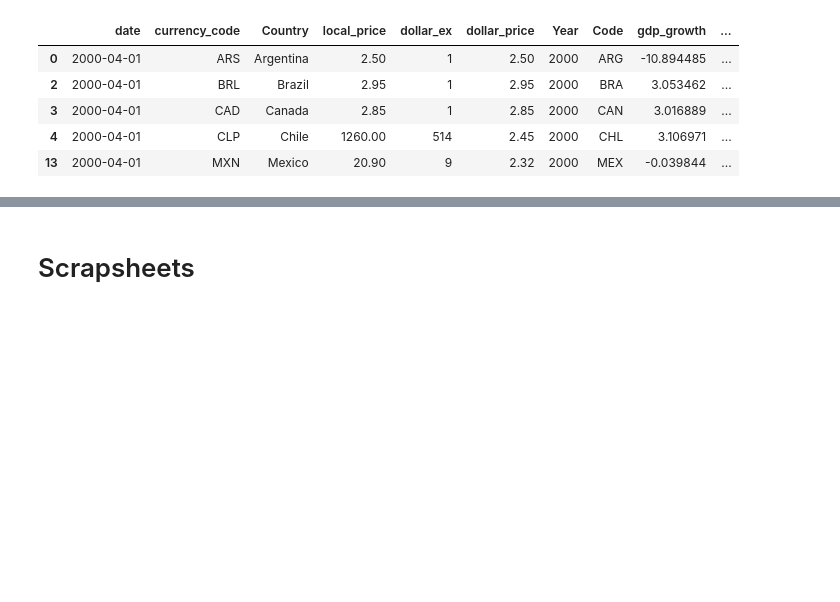
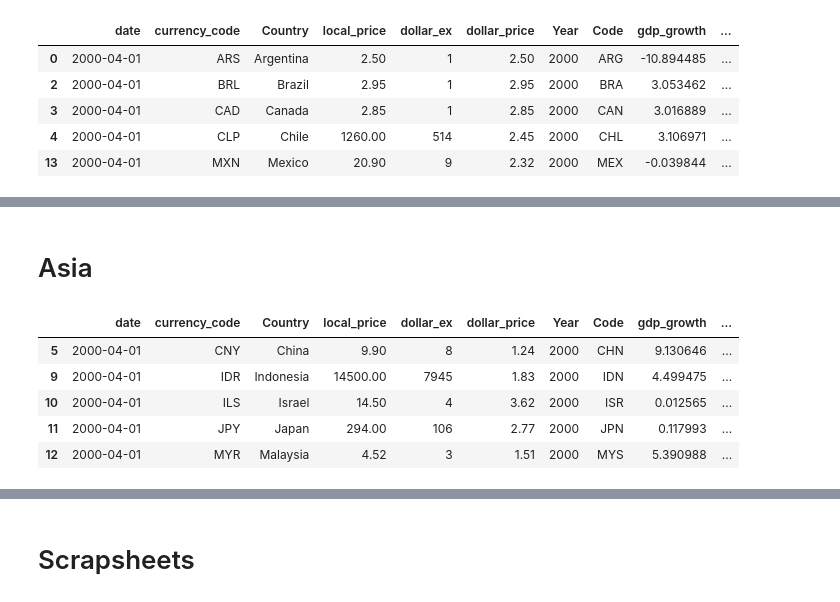
Before and after one commit to bolwerk-b/Final-Project, a Jupyter notebook: machine learning/Machine_Learning_models-final.ipynb, the cells around one changed output, grey strips where cells are left out. Cells and saved outputs as stored; diff of their text form; code cells hidden in the pictures; blank space fills up the shorter version.

```diff
--- a/machine learning/Machine_Learning_models-final.ipynb
+++ b/machine learning/Machine_Learning_models-final.ipynb
@@ -465,0 +507,12 @@ print(model.score(X,y))
+# %% [markdown]
+#  Asia
+# %%
+df_Asia = df.loc[df['region'] == "Asia"]
+df_Asia.head()
+# %% [output]
+|  | date | currency_code | Country | local_price | dollar_ex | dollar_price | Year | Code | gdp_growth | ... |
+| 5 | 2000-04-01 | CNY | China | 9.90 | 8 | 1.24 | 2000 | CHN | 9.130646 | ... |
+| 9 | 2000-04-01 | IDR | Indonesia | 14500.00 | 7945 | 1.83 | 2000 | IDN | 4.499475 | ... |
+| 10 | 2000-04-01 | ILS | Israel | 14.50 | 4 | 3.62 | 2000 | ISR | 0.012565 | ... |
+| 11 | 2000-04-01 | JPY | Japan | 294.00 | 106 | 2.77 | 2000 | JPN | 0.117993 | ... |
+| 12 | 2000-04-01 | MYR | Malaysia | 4.52 | 3 | 1.51 | 2000 | MYS | 5.390988 | ... |
```
Also changed, not shown: parts of 28 cells of this notebook.
